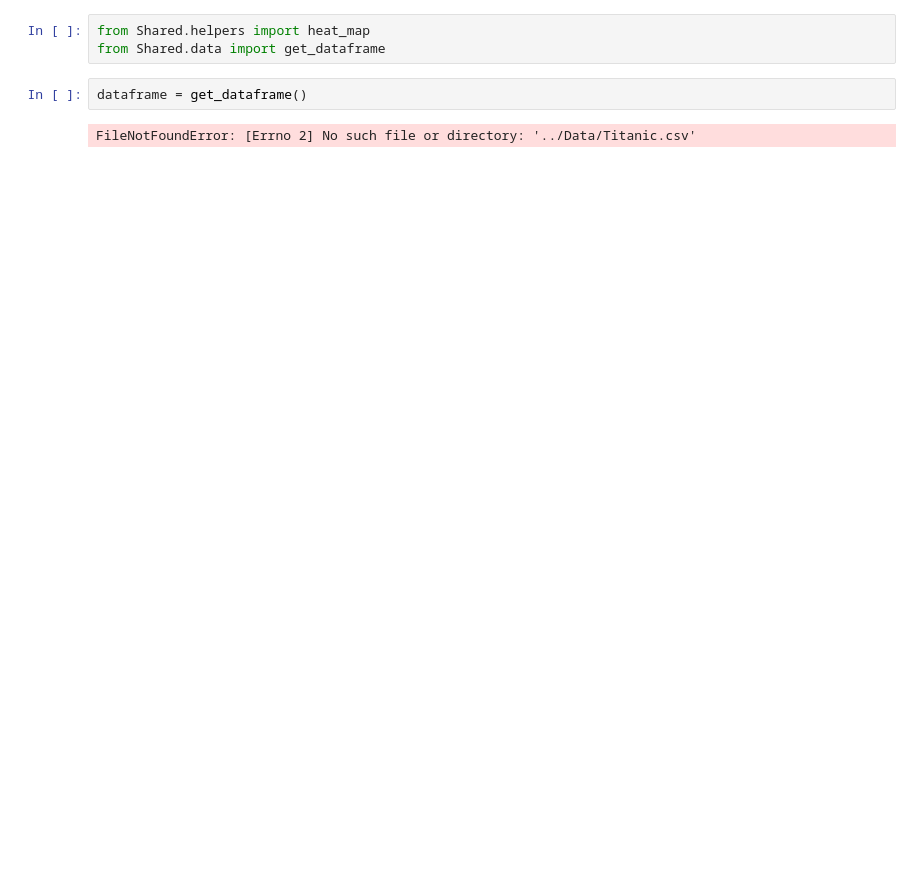
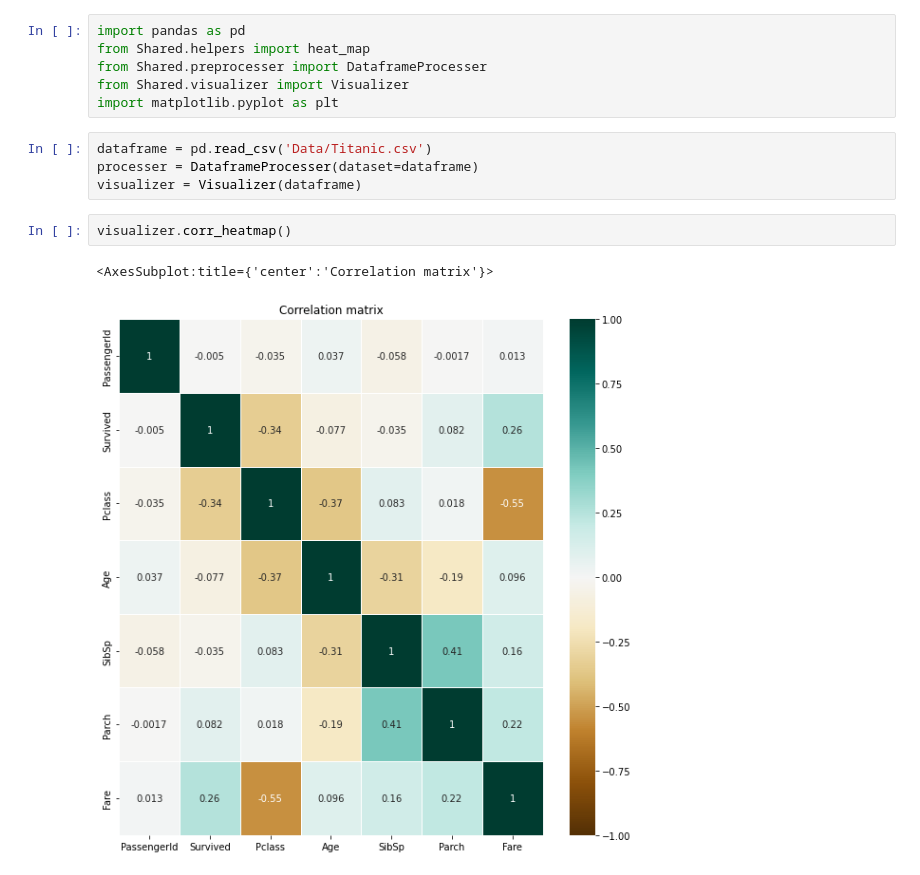
Before and after one commit to SeanMarcusJensen/Exam_DataScience, a Jupyter notebook: Notebooks/Visualizations.ipynb, the cells around one changed output. Saved outputs shown, nothing was run; the diff lists cells and outputs as text; blank space fills up the shorter version.

```diff
--- a/Notebooks/Visualizations.ipynb
+++ b/Notebooks/Visualizations.ipynb
@@ -1,7 +1,15 @@
-# %%
-from Shared.helpers import heat_map
-from Shared.data import get_dataframe
-# %%
-dataframe = get_dataframe()
-# %% [output]
-FileNotFoundError: [Errno 2] No such file or directory: '../Data/Titanic.csv'
+# %%
+import pandas as pd
+from Shared.helpers import heat_map
+from Shared.preprocesser import DataframeProcesser
+from Shared.visualizer import Visualizer
+import matplotlib.pyplot as plt
+# %%
+dataframe = pd.read_csv('Data/Titanic.csv')
+processer = DataframeProcesser(dataset=dataframe)
+visualizer = Visualizer(dataframe)
+# %%
+visualizer.corr_heatmap()
+# %% [output]
+<AxesSubplot:title={'center':'Correlation matrix'}>
+[figure, added]
```
Also changed, not shown: parts of 7 cells of this notebook, 4 other files.
